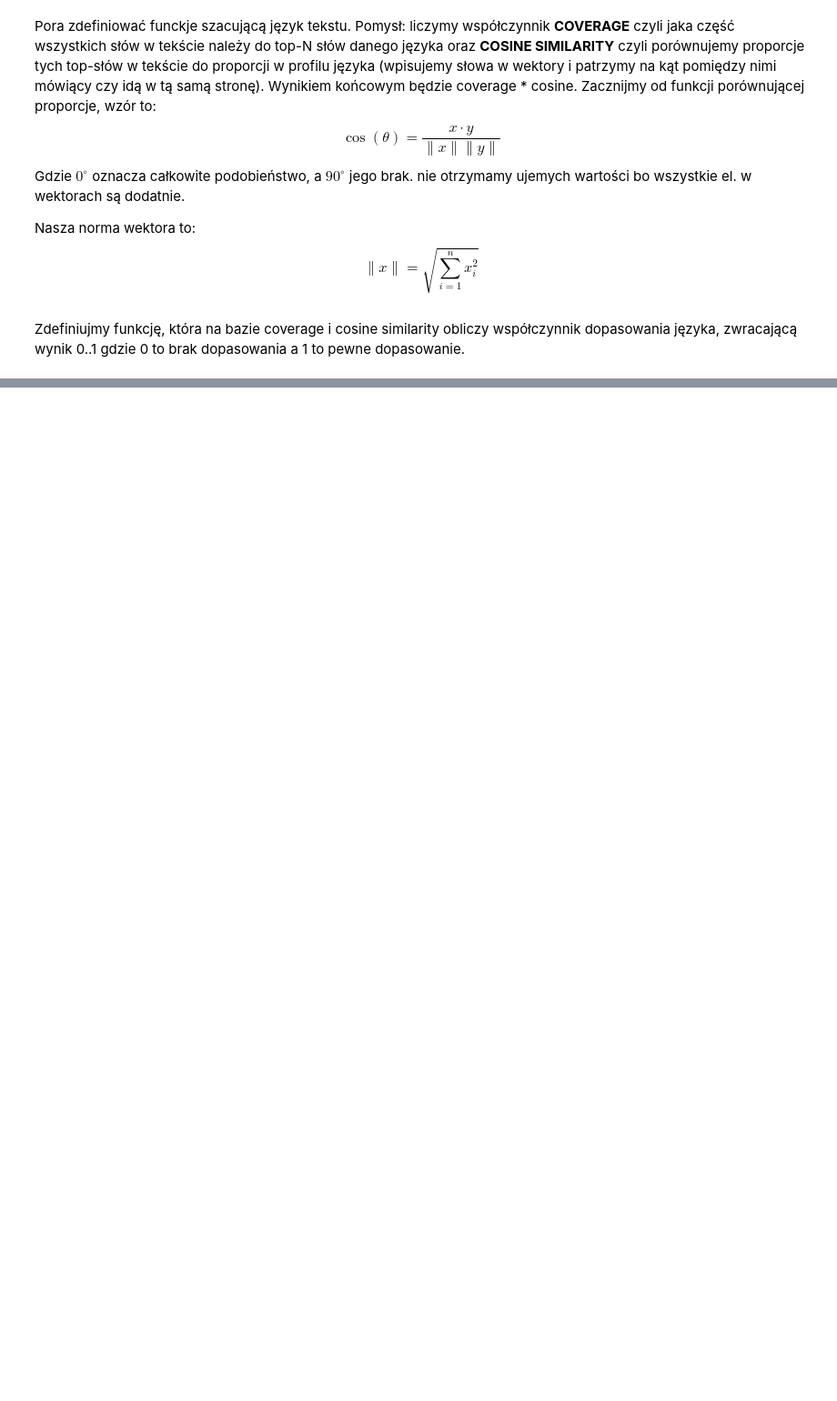
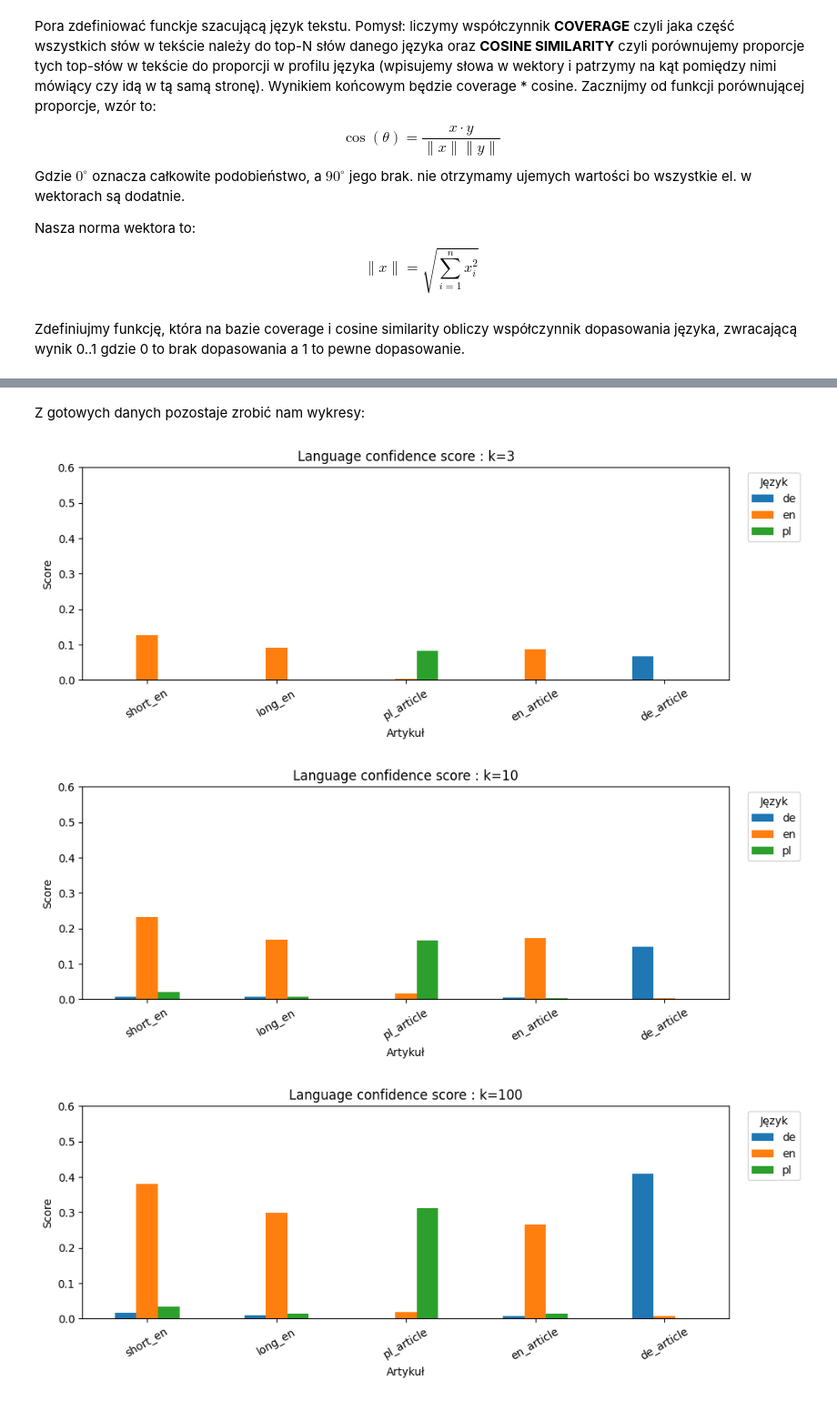
Before and after one commit to matignat/Scraper, a Jupyter notebook: Analysis.ipynb, the cells around one changed output, grey strips where cells are left out. Shown at 91% size. Drawn from its saved outputs; the diff is of its cells as text; code cells hidden in the pictures; blank space fills up the shorter version.

```diff
--- a/Analysis.ipynb
+++ b/Analysis.ipynb
@@ -106,6 +105,7 @@ for name, c in contents.items():
 # %% [markdown]
 Upewnijmy się, że wszystko działa wypisując pare pierwszych słów:
 # %%
-for d in dicts:
+for name, d in dicts.items():
+    print(name)
     print(list(d.items())[:100])
 # %% [output]
@@ -189,0 +202,17 @@ def lang_confidence_score(word_counts: dict[str, int],
+# %%
+ks = [3, 10, 100, 1000]
+
+rows = []
+for lang_name, lang_dict in lang_freq.items():
+    for name, count in dicts.items():
+        for k in ks:
+            score = lang_confidence_score(count, lang_dict, k=k)
+            rows.append({
+                "language": lang_name,
+                "doc": name,
+                "k": k,
+                "score": score,
+            })
+
+df = pd.DataFrame(rows)
+print(df)
@@ -189,0 +237,45 @@ def lang_confidence_score(word_counts: dict[str, int],
+# %% [markdown]
+Z gotowych danych pozostaje zrobić nam wykresy:
+# %%
+# doc to nazwy naszych artykułów wybrane z df
+doc = df['doc'].unique()
+
+# Każde K to oddzielny wykres
+for k in ks:
+    # Bierzemy z naszego df wiersze dla aktualnego k
+    sub = df[df["k"] == k]
+
+    # Robimy tabelę: wiersze = dokumenty, kolumny = języki, wartości = score
+    pivot = sub.pivot(index="doc", columns="language", values="score")
+
+    # Wymuszamy kolejność dokumentów jak w doc_order
+    pivot = pivot.loc[doc]
+
+    # Rysujemy wykres słupkowy z danych pivot..
+    ax = pivot.plot(kind="bar", figsize=(10, 4))
+
+    # Tytuł wykresu
+    ax.set_title(f"Language confidence score : k={k}")
+
+    # Opisy osi
+    ax.set_xlabel("Artykuł")
+    ax.set_ylabel("Score")
+
+    # Stałe y dla normalizacji
+    ax.set_ylim(0, 0.6)
+
+    # Obrót etykiet na osi X, żeby się mieściły
+    ax.tick_params(axis="x", rotation=30)
+
+    # Legenda poza wykresem (po prawej), żeby nie zasłaniała słupków
+    ax.legend(title="Język", bbox_to_anchor=(1.02, 1), loc="upper left")
+
+    # Dopasowanie marginesów, żeby wszystko (np. legenda) się zmieściło
+    plt.tight_layout()
+
+    # Wyświetlenie wykresu
+    plt.show()
+# %% [output]
+[figure, added]
+[figure, added]
+[figure, added]
```
Also changed, not shown: parts of 13 cells of this notebook, 4 other files.
